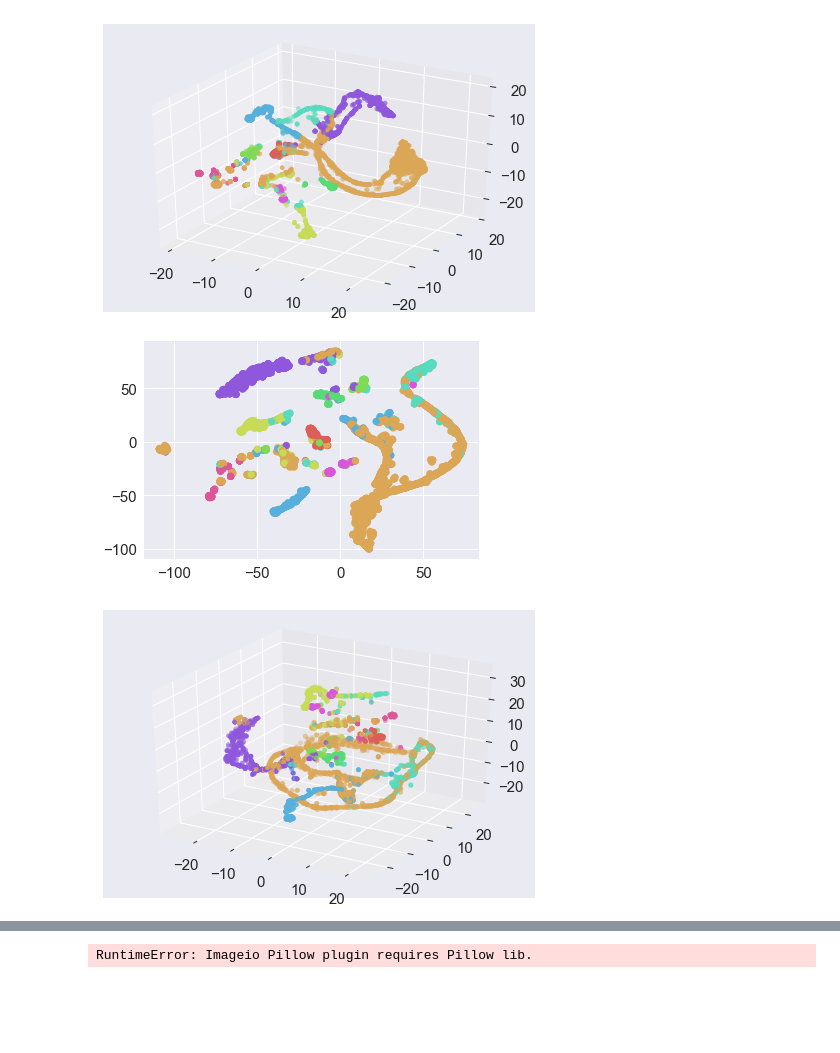
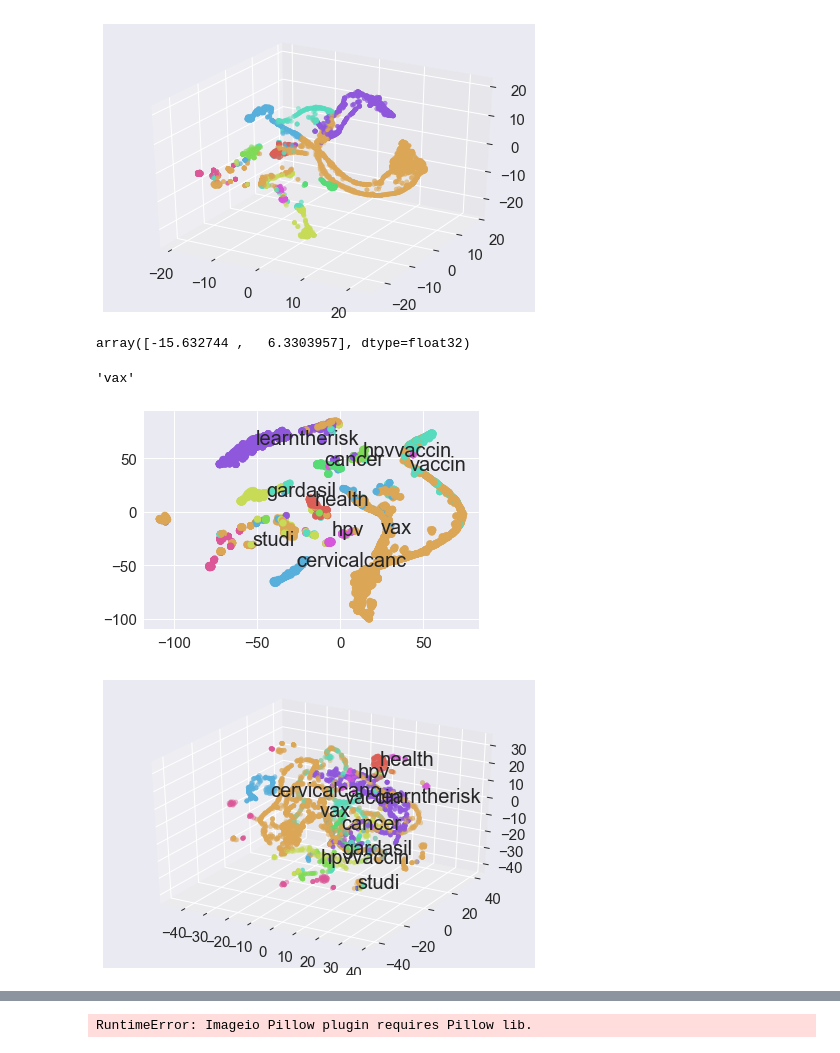
Before and after one commit to alexpython1988/TweetsHashtagCluster, a Jupyter notebook: tweeterhashtagclustering.ipynb, the cells around one changed output, grey strips where cells are left out. Drawn from its saved outputs; the diff is of its cells as text; code cells hidden in the pictures; blank space fills up the shorter version.

```diff
--- a/tweeterhashtagclustering.ipynb
+++ b/tweeterhashtagclustering.ipynb
@@ -124,7 +124,7 @@ pred_labels[:20]
 [0, 9, 2, 5, 6, 1, 1, 1, 1, 5, 10, 1, 1, 1, 5, 1, 1, 1, 8, 8]
 # %%
 #get true label
-cw_map = {'cancer': 4,
+t2i = {'cancer': 4,
  'cervicalcanc': 6,
  'gardasil': 2,
  'health': 0,
@@ -135,3 +135,5 @@ cw_map = {'cancer': 4,
  'vaccin': 5,
  'vaccineswork': 10,
  'vax': 1}
+
+i2t = {v: k for k, v in t2i.items()}
@@ -173,6 +190,15 @@ def threeD_plot_tweeter_cluster(x, y, z):
 threeD_plot_tweeter_cluster(x = p3[:, 0], y = p3[:, 1], z = p3[:, 2])
 # %% [output]
 [figure]
+# %%
+t = np.hstack(pred_labels)
+np.median(p2[t==i, :], axis=0)
+# %% [output]
+array([-15.632744 ,   6.3303957], dtype=float32)
+# %%
+i2t[1]
+# %% [output]
+'vax'
 # %%
 #perplexity=30
 import matplotlib.pyplot as plt
@@ -181,20 +207,37 @@ y = p2[:, 1]
 
 #using pred_labels means coloring based on predicated label
 plt.scatter(x, y, alpha=1, c=palette[pred_labels])
+
+txts = []
+for i in range(10):
+    # Position of each label.
+    xtext, ytext = np.median(p2[t==i, :], axis=0)
+    txt = plt.text(xtext, ytext, s=i2t[i], fontsize=20)
+    txts.append(txt)
+
 plt.show()
 # %% [output]
-[figure, old version]
+[figure, new version]
 # %%
 #perplexity=30
-def threeD_plot_tweeter_cluster(x, y, z):
+def threeD_plot_tweeter_cluster(x, y, z, p, t, i2t):
     fig = pyplot.figure()
     ax = Axes3D(fig)
     ax.scatter(x, y, z, c=palette[pred_labels])
+    txts = []
+    for i in range(10):
+        # Position of each label.
+        xtext, ytext, ztext = np.median(p[t==i, :], axis=0)
+        txt = ax.text(xtext, ytext, ztext, s=i2t[i], fontsize=20)
+        txts.append(txt)
     pyplot.show()
 
-threeD_plot_tweeter_cluster(x = p3[:, 0], y = p3[:, 1], z = p3[:, 2])
+x = p3[:, 0]
+y = p3[:, 1]
+z = p3[:, 2]
+threeD_plot_tweeter_cluster(x, y, z, p3, np.hstack(pred_labels), i2t)
 # %% [output]
-[figure, old version]
+[figure, new version]
 # %%
 p3 = TSNE(n_components=3, perplexity=10, learning_rate=100.0, n_iter=5000).fit_transform(np.array(d))
 #perplexity=10
```
Also changed, not shown: parts of 11 cells of this notebook, 20 other files.
